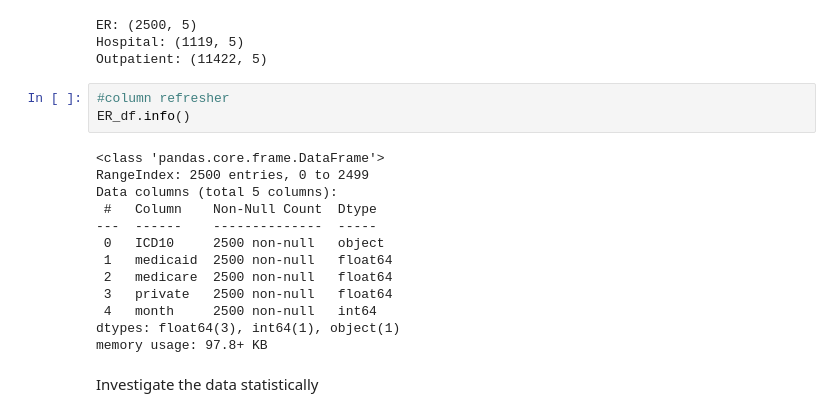
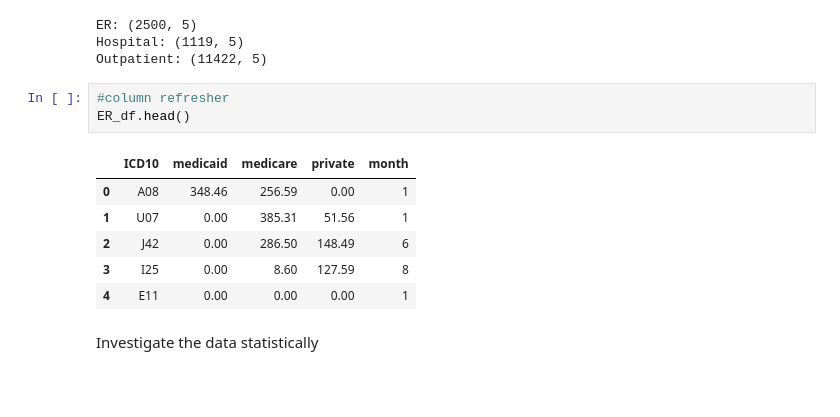
Before and after one commit to mha2112/Insurers, a Jupyter notebook: analysis.ipynb, the cells around one changed output. Drawn from its saved outputs; the diff is of its cells as text; blank space fills up the shorter version.

```diff
--- a/analysis.ipynb
+++ b/analysis.ipynb
@@ -52,20 +52,14 @@ Hospital: (1119, 5)
 Outpatient: (11422, 5)
 # %%
 #column refresher
-ER_df.info()
+ER_df.head()
 # %% [output]
-<class 'pandas.core.frame.DataFrame'>
-RangeIndex: 2500 entries, 0 to 2499
-Data columns (total 5 columns):
- #   Column    Non-Null Count  Dtype
----  ------    --------------  -----
- 0   ICD10     2500 non-null   object
- 1   medicaid  2500 non-null   float64
- 2   medicare  2500 non-null   float64
- 3   private   2500 non-null   float64
- 4   month     2500 non-null   int64
-dtypes: float64(3), int64(1), object(1)
-memory usage: 97.8+ KB
+|  | ICD10 | medicaid | medicare | private | month |
+| 0 | A08 | 348.46 | 256.59 | 0.00 | 1 |
+| 1 | U07 | 0.00 | 385.31 | 51.56 | 1 |
+| 2 | J42 | 0.00 | 286.50 | 148.49 | 6 |
+| 3 | I25 | 0.00 | 8.60 | 127.59 | 8 |
+| 4 | E11 | 0.00 | 0.00 | 0.00 | 1 |
 # %% [markdown]
 Investigate the data statistically
 # %%
```
Also changed, not shown: parts of 4 cells of this notebook.
